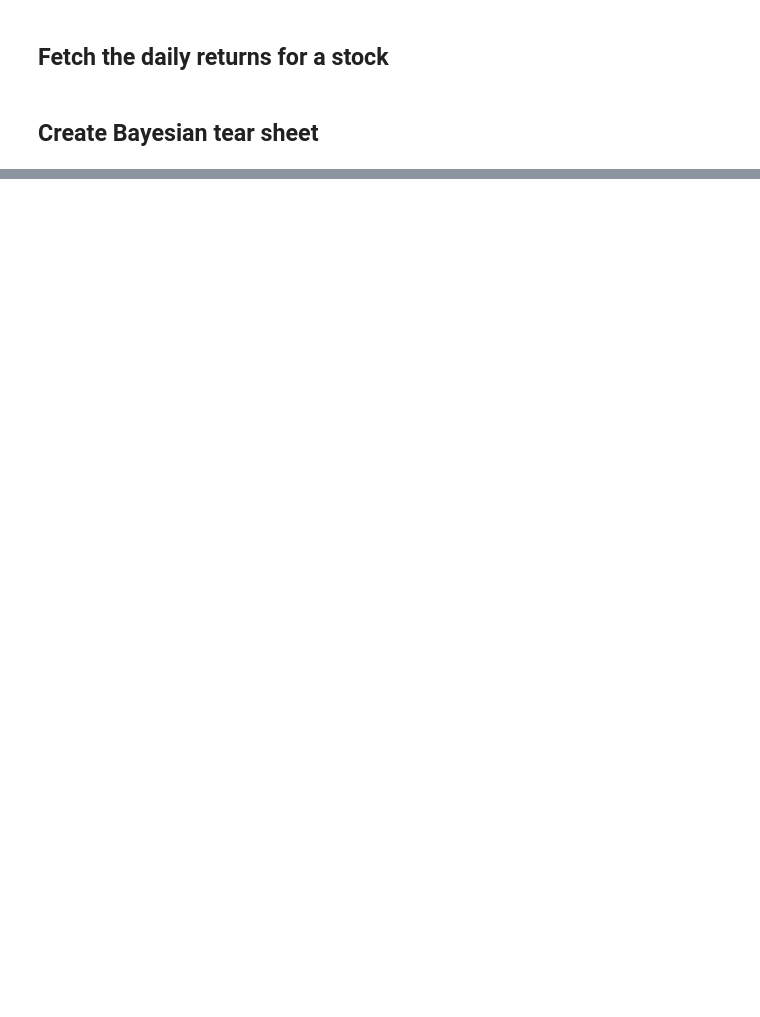
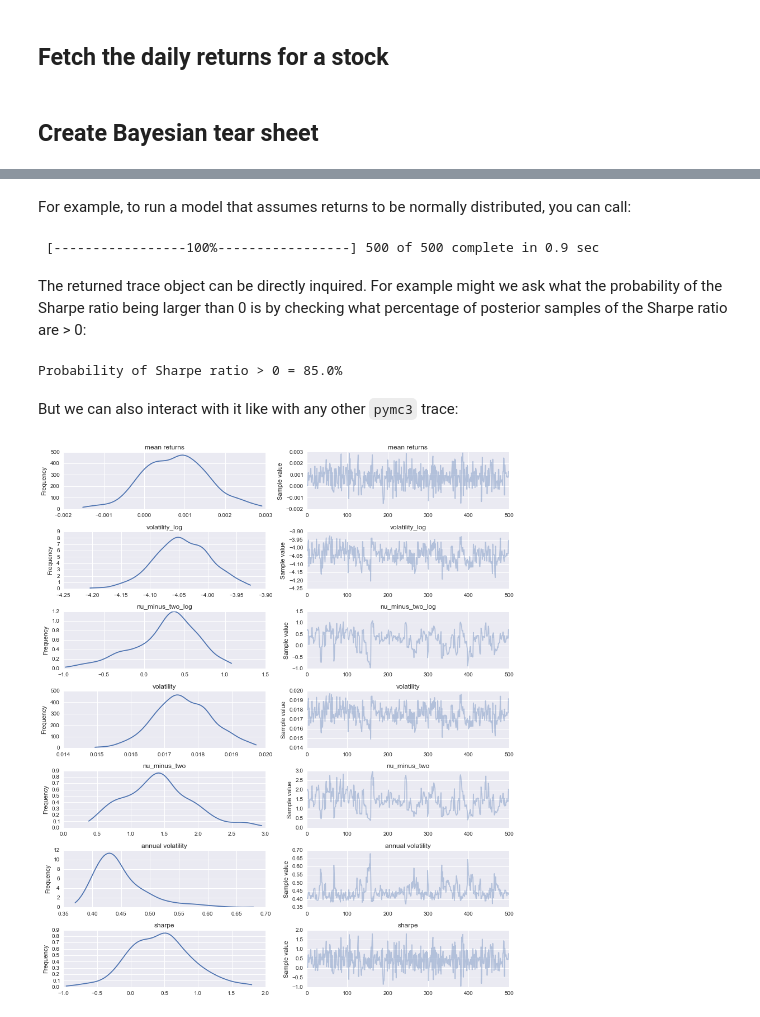
Before and after one commit to quantopian/pyfolio, a Jupyter notebook: notebooks/bayesian.ipynb, the cells around one changed output, grey strips where cells are left out. Saved outputs shown, nothing was run; the diff lists cells and outputs as text; code cells hidden in the pictures; blank space fills up the shorter version.

```diff
--- a/notebooks/bayesian.ipynb
+++ b/notebooks/bayesian.ipynb
@@ -41,0 +64,21 @@ For more information on Bayesian statistics, check out these resources:
+# %% [markdown]
+For example, to run a model that assumes returns to be normally distributed, you can call:
+# %%
+# Run model that assumes returns to be T-distributed
+trace = pf.bayesian.run_model('t', stock_rets)
+# %% [output]
+ [-----------------100%-----------------] 500 of 500 complete in 0.9 sec
+# %% [markdown]
+The returned trace object can be directly inquired. For example might we ask what the probability of the Sharpe ratio being larger than 0 is by checking what percentage of posterior samples of the Sharpe ratio are > 0:
+# %%
+# Check what frequency of samples from the sharpe posterior are above 0.
+print('Probability of Sharpe ratio > 0 = {:3}%'.format((trace['sharpe'] > 0).mean() * 100))
+# %% [output]
+Probability of Sharpe ratio > 0 = 85.0%
+# %% [markdown]
+But we can also interact with it like with any other `pymc3` trace:
+# %%
+import pymc3 as pm
+pm.traceplot(trace);
+# %% [output]
+[figure, added]
```
Also changed, not shown: parts of 8 cells of this notebook, 6 other files.
